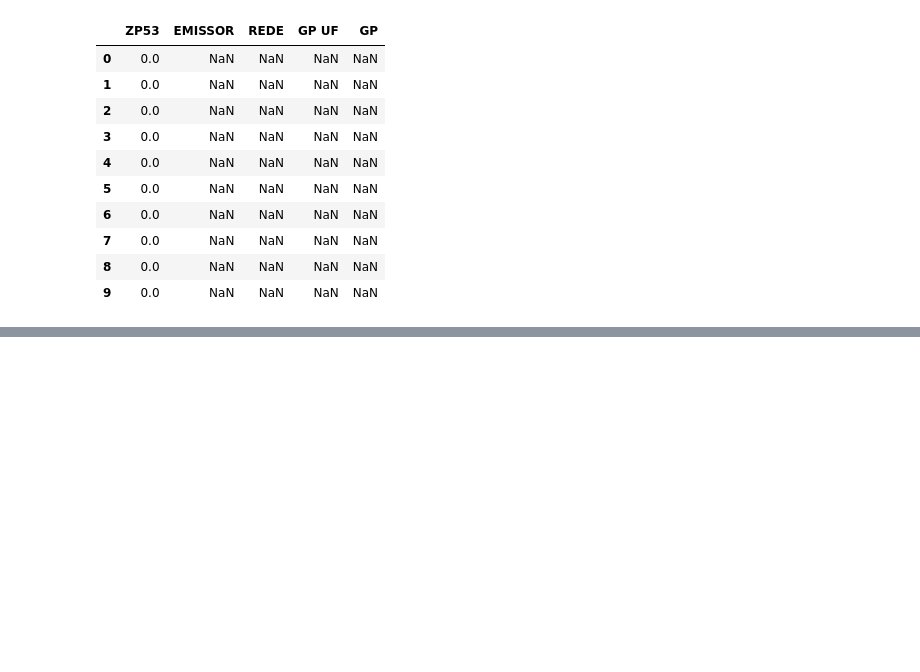
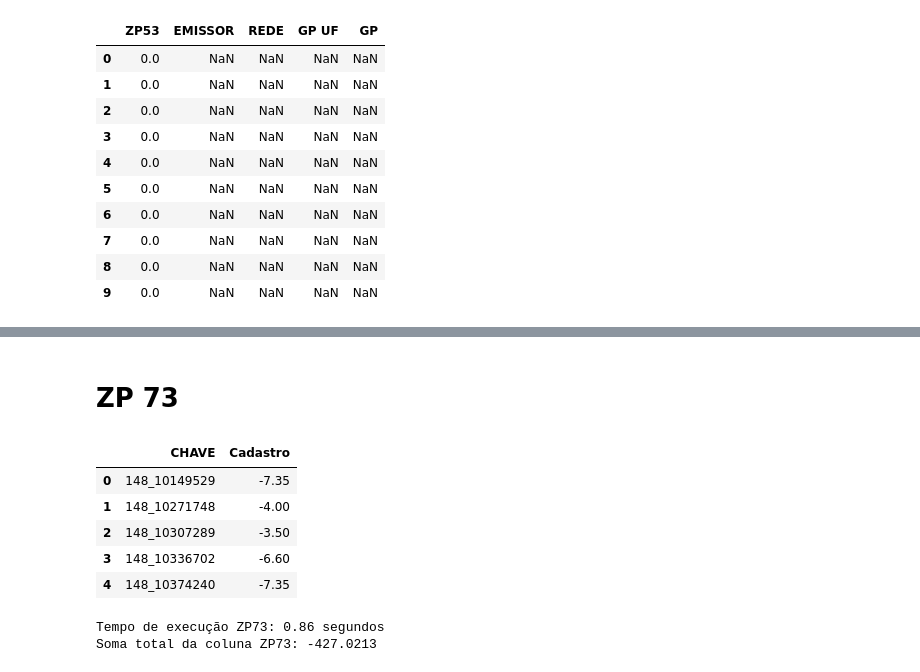
Before and after one commit to mxmluccamars/srm_valoracao, a Jupyter notebook: scripts/main.ipynb, the cells around one changed output, grey strips where cells are left out. Cells and saved outputs as stored; diff of their text form; code cells hidden in the pictures; blank space fills up the shorter version.

```diff
--- a/scripts/main.ipynb
+++ b/scripts/main.ipynb
@@ -805,0 +783,54 @@ df_ciclo_n13[['ZP53', 'EMISSOR', 'REDE', 'GP UF', 'GP']].head(10)
+# %% [markdown]
+# ZP 73
+# %%
+# ZP 73
+tipos_colunas = {'CHAVE' : str, 'Cadastro': float}
+
+colunas = ['CHAVE', 'Cadastro']
+
+df_zp73 = pd.read_excel('../data/Arquivos/ZP73.xlsx',
+                        header=1,
+                        usecols=colunas,
+                        dtype=tipos_colunas,
+                        engine='calamine')
+
+df_zp73['Cadastro'] = df_zp73['Cadastro'].round(2)
+
+df_zp73['CHAVE'] = df_zp73['CHAVE'].astype(str).str.strip()
+
+
+df_zp73.head()
+# %% [output]
+|  | CHAVE | Cadastro |
+| 0 | 148_10149529 | -7.35 |
+| 1 | 148_10271748 | -4.00 |
+| 2 | 148_10307289 | -3.50 |
+| 3 | 148_10336702 | -6.60 |
+| 4 | 148_10374240 | -7.35 |
+# %%
+inicio_zp73 = time.time()
+
+dic_zp73 = df_zp73.set_index('CHAVE')['Cadastro'].to_dict()
+
+# Chaves de Busca
+chave_1 = df_ciclo_n13['Company Code'].astype(str) + '_' + df_ciclo_n13['COD_CLIENTE'].astype(str)
+chave_2 = df_ciclo_n13['Company Code'].astype(str) + '_' + df_ciclo_n13['COD SUBREDE'].astype(str)
+
+# Seleção da melhor opção
+df_ciclo_n13['ZP73'] = ((chave_1.map(dic_zp73) / 100).round(4)
+                        .fillna((chave_2.map(dic_zp73) / 100).round(4))
+                        .fillna(0)
+                        )
+
+
+# Arredondamento
+df_ciclo_n13['ZP73'] = df_ciclo_n13['ZP73'].round(4)
+
+fim_zp73 = time.time()
+tempo_zp73 = fim_zp73 - inicio_zp73
+print(f'Tempo de execução ZP73: {tempo_zp73:.2f} segundos')
+
+print(f"Soma total da coluna ZP73: {df_ciclo_n13['ZP73'].sum():.4f}")
+# %% [output]
+Tempo de execução ZP73: 0.86 segundos
+Soma total da coluna ZP73: -427.0213
```
Also changed, not shown: parts of 16 cells of this notebook.
